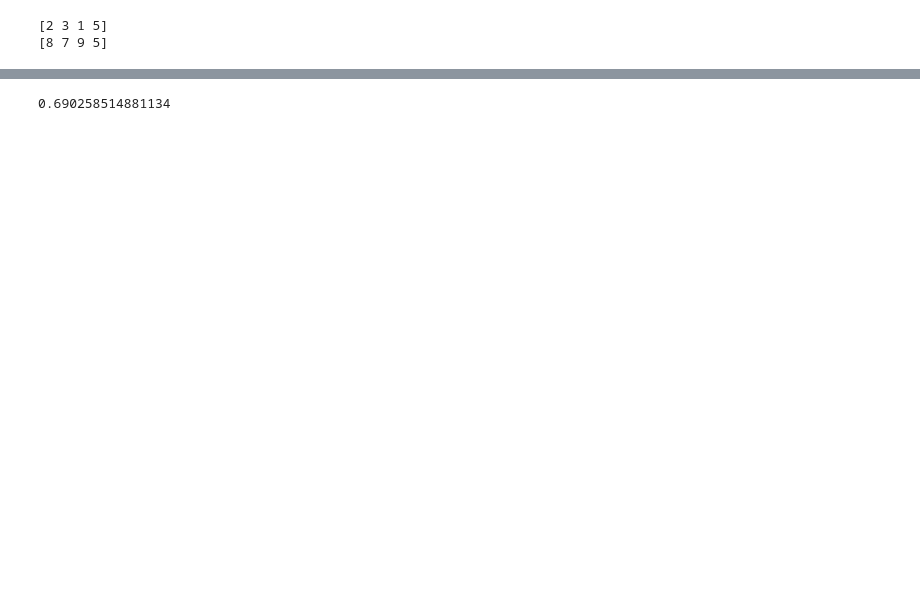
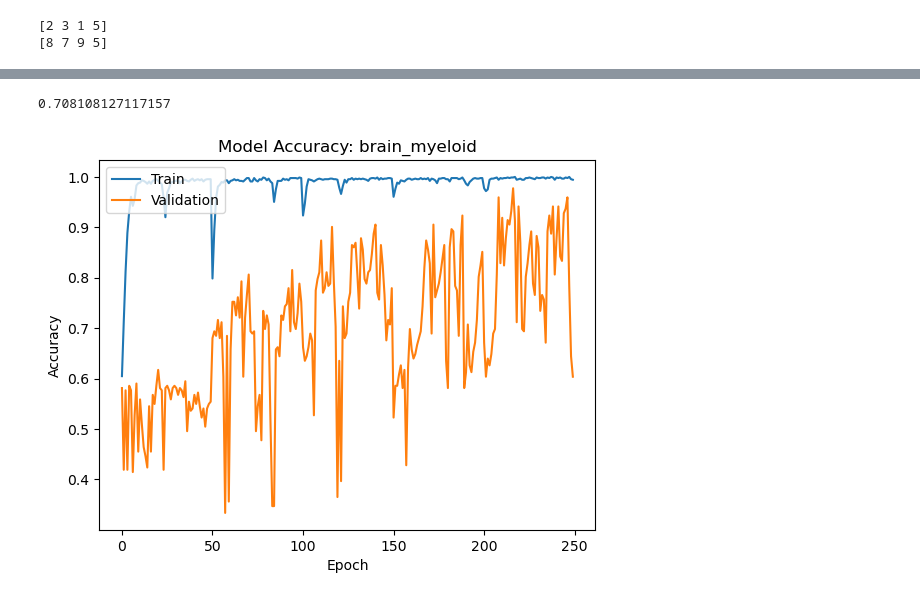
Before and after one commit to Fahim17/inferring-miRNA, a Jupyter notebook: prediction_model.ipynb, the cells around one changed output, grey strips where cells are left out. Drawn from its saved outputs; the diff is of its cells as text; code cells hidden in the pictures; blank space fills up the shorter version.

```diff
--- a/prediction_model.ipynb
+++ b/prediction_model.ipynb
@@ -366,21 +306,26 @@ model.add(keras.layers.BatchNormalization())
 model.add(keras.layers.MaxPooling2D(pool_size=(2, 2)))
 model.add(keras.layers.Conv2D(16, (3, 3), activation='relu'))
 model.add(keras.layers.BatchNormalization())
-model.add(keras.layers.MaxPooling2D(pool_size=(2, 2)))
-model.add(keras.layers.Conv2D(8, (3, 3), activation='relu'))
-model.add(keras.layers.BatchNormalization())
+
 
 # Flatten the output before passing it to the fully connected layers
 model.add(keras.layers.Flatten())
 
 # Add fully connected layers
+model.add(keras.layers.Dense(256, activation='relu'))
 model.add(keras.layers.Dense(128, activation='relu'))
 model.add(keras.layers.Dense(64, activation='relu'))
 model.add(keras.layers.Dense(top_miRNAs_lbl.shape[1], activation='softmax'))
 
+# Define a custom learning rate
+learning_rate = 0.0001
+optimizer = keras.optimizers.Adam(learning_rate=learning_rate)
+
+# BinaryCrossentropy
+# CategoricalCrossentropy
 # Compile the model
 model.compile(optimizer='Adam',
-            loss='binary_crossentropy',
+            loss='BinaryCrossentropy',
             metrics=['accuracy'])
 
 # Print the model summary
@@ -416,6 +361,8 @@ batch_num = 32
 kfold = KFold(n_splits=num_folds, shuffle=True)
 
 # y_label = top_miRNAs.amount.values
+train_acc_values = []
+val_acc_values = []
 
 for train_indices, test_indices in kfold.split(all_data):
     # print('Train: %s | test: %s' % (train_indices, test_indices))
@@ -428,5 +375,8 @@ for train_indices, test_indices in kfold.split(all_data):
 
     _, score = model.evaluate(X_val, y_val)
     fold_scores.append(score)
+
+    train_acc_values.append(history.history['accuracy'])
+    val_acc_values.append(history.history['val_accuracy'])
 # %% [output]
 Epoch 1/50
@@ -449,4 +399,25 @@ Epoch 50/50
 # %%
 np.mean(fold_scores)
 # %% [output]
-0.690258514881134
+0.708108127117157
+# %%
+# train_acc_values_t = train_acc_values[0]+train_acc_values[1]+train_acc_values[2]+train_acc_values[3]+train_acc_values[4]
+# val_acc_values_t = val_acc_values[0]+val_acc_values[1]+val_acc_values[2]+val_acc_values[3]+val_acc_values[4]
+train_acc_values_t = []
+val_acc_values_t = []
+for i in range(num_folds):
+    train_acc_values_t = train_acc_values_t + train_acc_values[i]
+    val_acc_values_t = val_acc_values_t + val_acc_values[i]
+# %%
+fig_data_path = "D:\\Research\\figures" #lab
+
+plt.plot(train_acc_values_t)
+plt.plot(val_acc_values_t)
+plt.title(f'Model Accuracy: {tissue_type}')
+plt.xlabel('Epoch')
+plt.ylabel('Accuracy')
+plt.legend(['Train', 'Validation'], loc='upper left')
+plt.savefig(f'{fig_data_path}\\{tissue_type}_2_class.png')
+plt.show()
+# %% [output]
+[figure, added]
```
Also changed, not shown: parts of 25 cells of this notebook, 2 other files.
